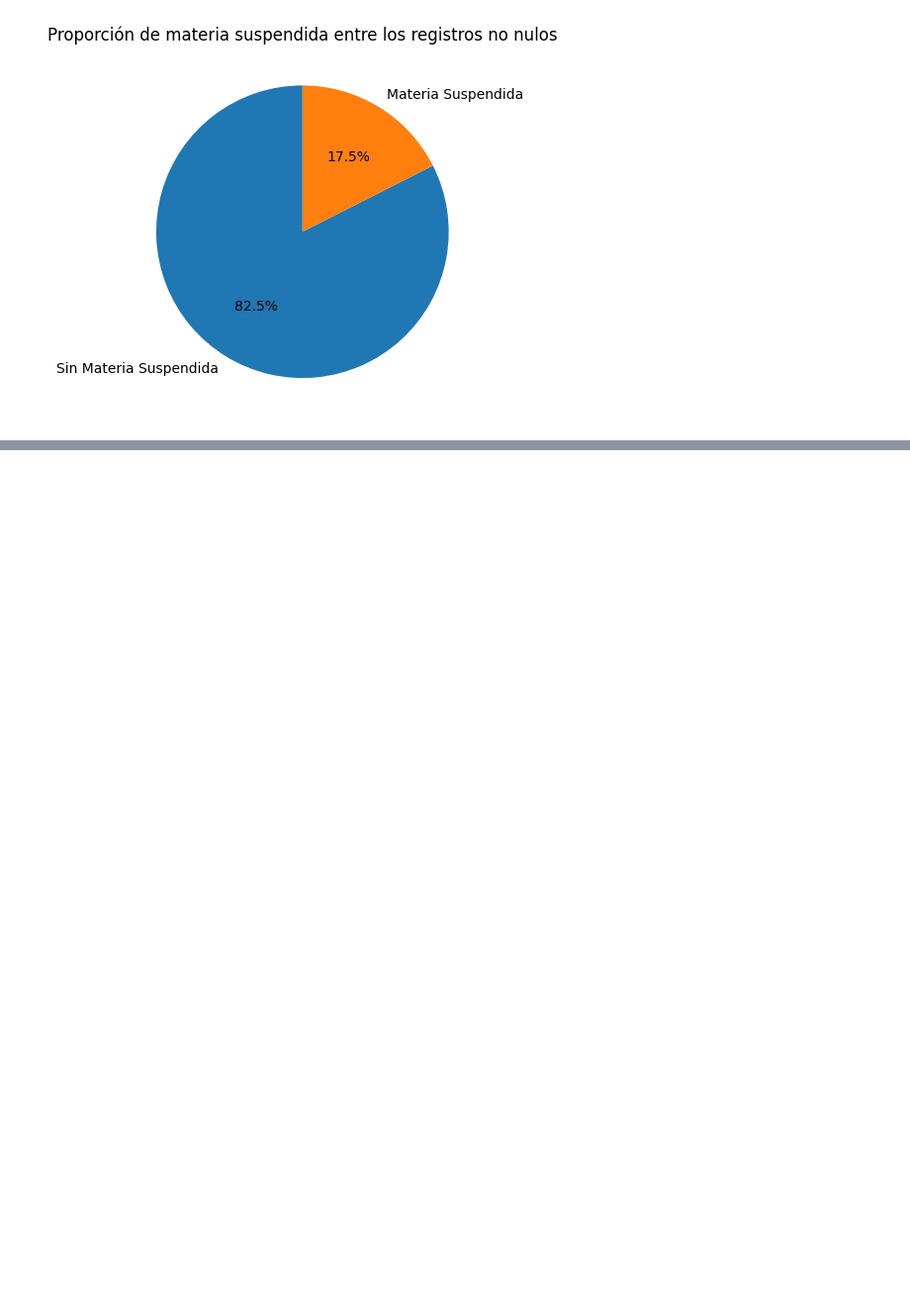
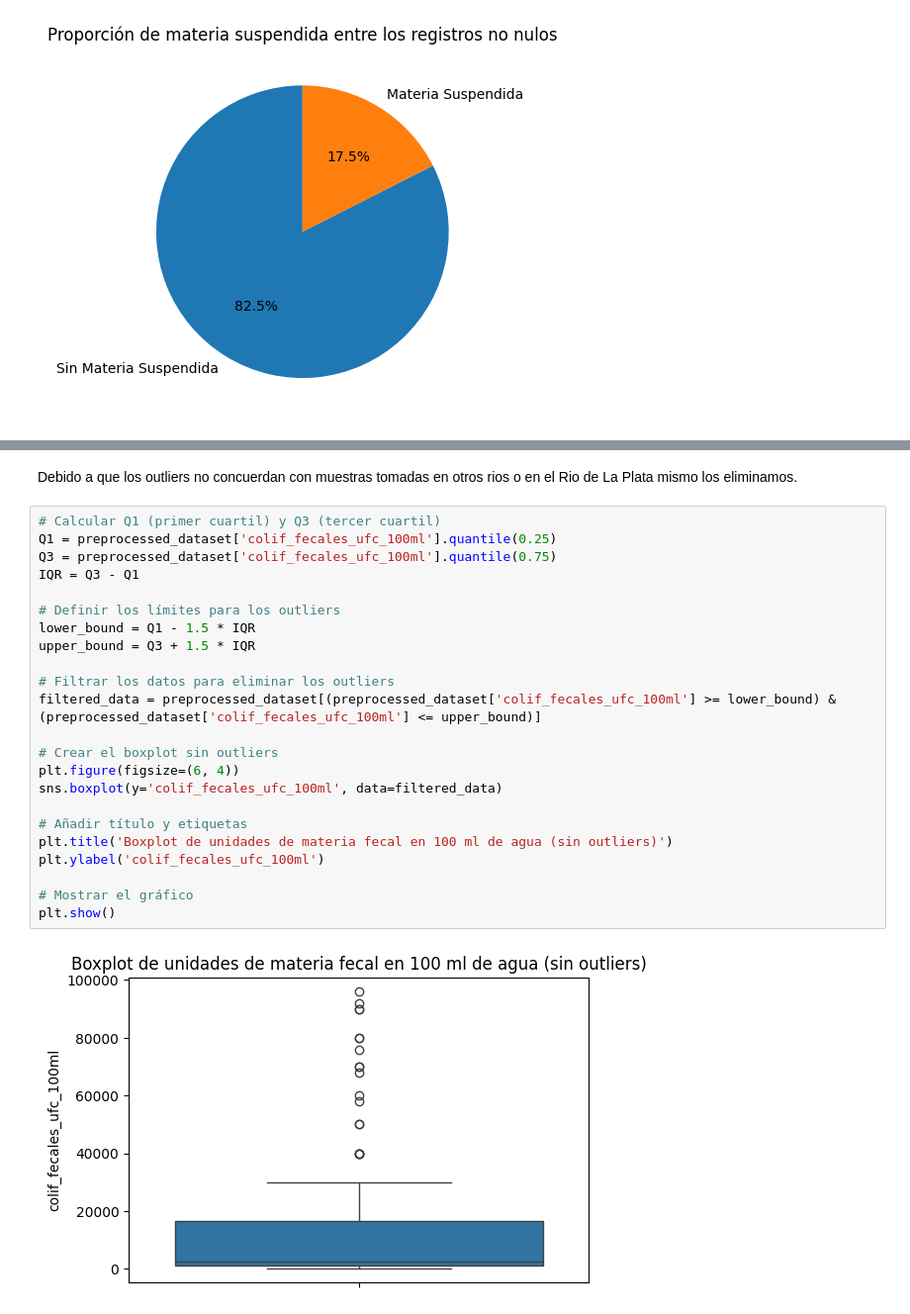
Before and after one commit to joegoicoechea24/TPespecial, a Jupyter notebook: tp.ipynb, the cells around one changed output, grey strips where cells are left out. Shown at 99% size. Saved outputs shown, nothing was run; the diff lists cells and outputs as text; blank space fills up the shorter version.

```diff
--- a/tp.ipynb
+++ b/tp.ipynb
@@ -743,0 +799,27 @@ plt.show()
+# %% [markdown]
+Debido a que los outliers no concuerdan con muestras tomadas en otros rios o en el Rio de La Plata mismo los eliminamos.
+# %%
+# Calcular Q1 (primer cuartil) y Q3 (tercer cuartil)
+Q1 = preprocessed_dataset['colif_fecales_ufc_100ml'].quantile(0.25)
+Q3 = preprocessed_dataset['colif_fecales_ufc_100ml'].quantile(0.75)
+IQR = Q3 - Q1
+
+# Definir los límites para los outliers
+lower_bound = Q1 - 1.5 * IQR
+upper_bound = Q3 + 1.5 * IQR
+
+# Filtrar los datos para eliminar los outliers
+filtered_data = preprocessed_dataset[(preprocessed_dataset['colif_fecales_ufc_100ml'] >= lower_bound) & (preprocessed_dataset['colif_fecales_ufc_100ml'] <= upper_bound)]
+
+# Crear el boxplot sin outliers
+plt.figure(figsize=(6, 4))
+sns.boxplot(y='colif_fecales_ufc_100ml', data=filtered_data)
+
+# Añadir título y etiquetas
+plt.title('Boxplot de unidades de materia fecal en 100 ml de agua (sin outliers)')
+plt.ylabel('colif_fecales_ufc_100ml')
+
+# Mostrar el gráfico
+plt.show()
+# %% [output]
+[figure, added]
```
Also changed, not shown: parts of 48 cells of this notebook, 2 other files.
